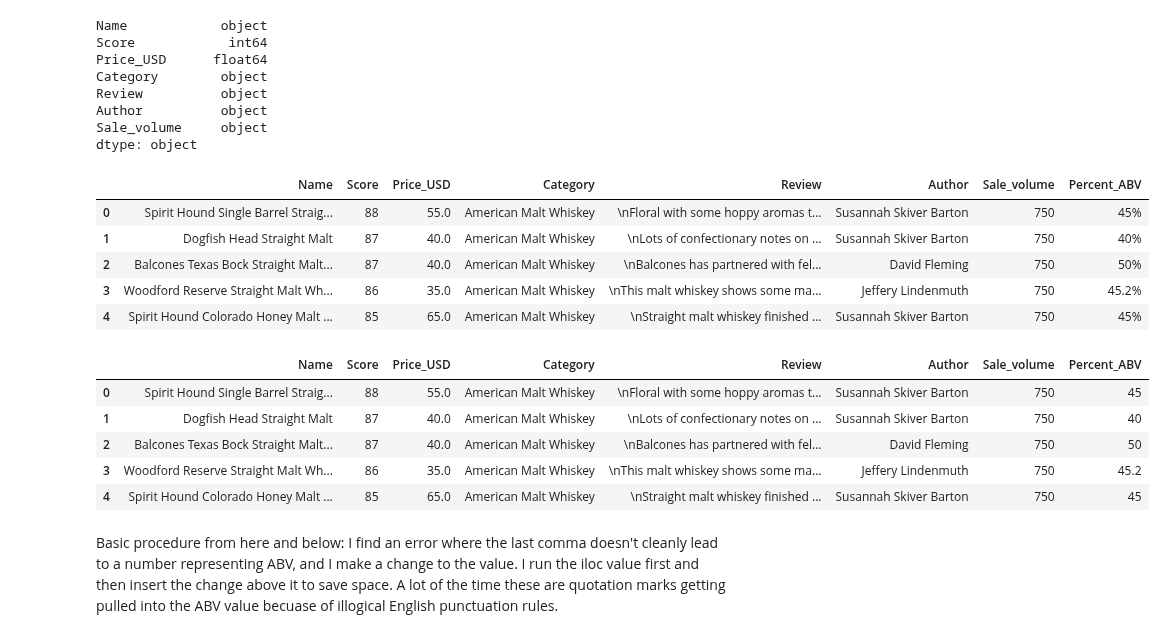
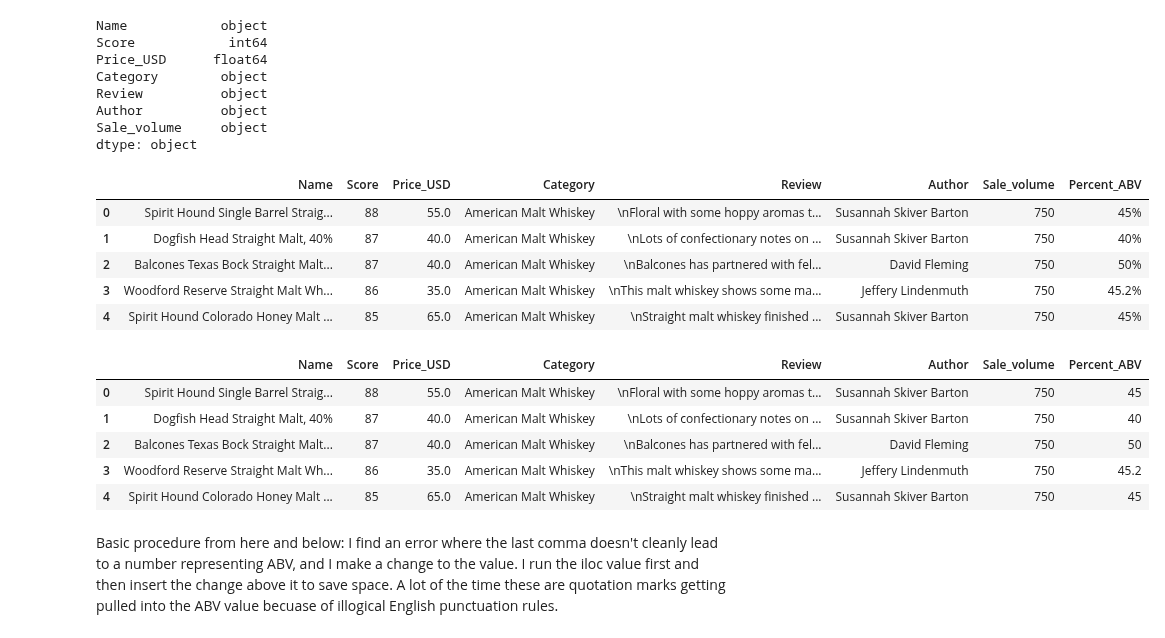
Before and after one commit to gspahlin/WhiskyAdvocate_ETL, a Jupyter notebook: whiskey_scrape_and_clean.ipynb, the cells around one changed output. Cells and saved outputs as stored; diff of their text form; code cells hidden in the pictures.

Commit message:
rewrote script to leave whiskey Name field in tact

```diff
--- a/whiskey_scrape_and_clean.ipynb
+++ b/whiskey_scrape_and_clean.ipynb
@@ -505,29 +505,29 @@ dtype: object
 # %%
 # Split out ABV
 # In cases where ABV is unknown, I will assume it is 40% which is the modal value for hard liquor
 
 name_list = Whis_df['Name'].to_list()
 
 whis_names = []
 abv = []
 
 for name in name_list:
     nl = name.split(',')
     whis_names.append(nl[0])
     try:
         abv.append(nl[-1].strip())
     except:
         abv.append(40)
 
-Whis_df['Name'] = whis_names
+#Whis_df['Name'] = whis_names
 
 Whis_df['Percent_ABV'] = abv
 
 Whis_df.head()
 # %% [output]
 |  | Name | Score | Price_USD | Category | Review | Author | Sale_volume | Percent_ABV |
 | 0 | Spirit Hound Single Barrel Straig... | 88 | 55.0 | American Malt Whiskey | \nFloral with some hoppy aromas t... | Susannah Skiver Barton | 750 | 45% |
-| 1 | Dogfish Head Straight Malt | 87 | 40.0 | American Malt Whiskey | \nLots of confectionary notes on ... | Susannah Skiver Barton | 750 | 40% |
+| 1 | Dogfish Head Straight Malt, 40% | 87 | 40.0 | American Malt Whiskey | \nLots of confectionary notes on ... | Susannah Skiver Barton | 750 | 40% |
 | 2 | Balcones Texas Bock Straight Malt... | 87 | 40.0 | American Malt Whiskey | \nBalcones has partnered with fel... | David Fleming | 750 | 50% |
 | 3 | Woodford Reserve Straight Malt Wh... | 86 | 35.0 | American Malt Whiskey | \nThis malt whiskey shows some ma... | Jeffery Lindenmuth | 750 | 45.2% |
 | 4 | Spirit Hound Colorado Honey Malt ... | 85 | 65.0 | American Malt Whiskey | \nStraight malt whiskey finished ... | Susannah Skiver Barton | 750 | 45% |
@@ -540,7 +540,7 @@ Whis_df.head()
 # %% [output]
 |  | Name | Score | Price_USD | Category | Review | Author | Sale_volume | Percent_ABV |
 | 0 | Spirit Hound Single Barrel Straig... | 88 | 55.0 | American Malt Whiskey | \nFloral with some hoppy aromas t... | Susannah Skiver Barton | 750 | 45 |
-| 1 | Dogfish Head Straight Malt | 87 | 40.0 | American Malt Whiskey | \nLots of confectionary notes on ... | Susannah Skiver Barton | 750 | 40 |
+| 1 | Dogfish Head Straight Malt, 40% | 87 | 40.0 | American Malt Whiskey | \nLots of confectionary notes on ... | Susannah Skiver Barton | 750 | 40 |
 | 2 | Balcones Texas Bock Straight Malt... | 87 | 40.0 | American Malt Whiskey | \nBalcones has partnered with fel... | David Fleming | 750 | 50 |
 | 3 | Woodford Reserve Straight Malt Wh... | 86 | 35.0 | American Malt Whiskey | \nThis malt whiskey shows some ma... | Jeffery Lindenmuth | 750 | 45.2 |
 | 4 | Spirit Hound Colorado Honey Malt ... | 85 | 65.0 | American Malt Whiskey | \nStraight malt whiskey finished ... | Susannah Skiver Barton | 750 | 45 |
```
Also changed, not shown: parts of 57 cells of this notebook.
